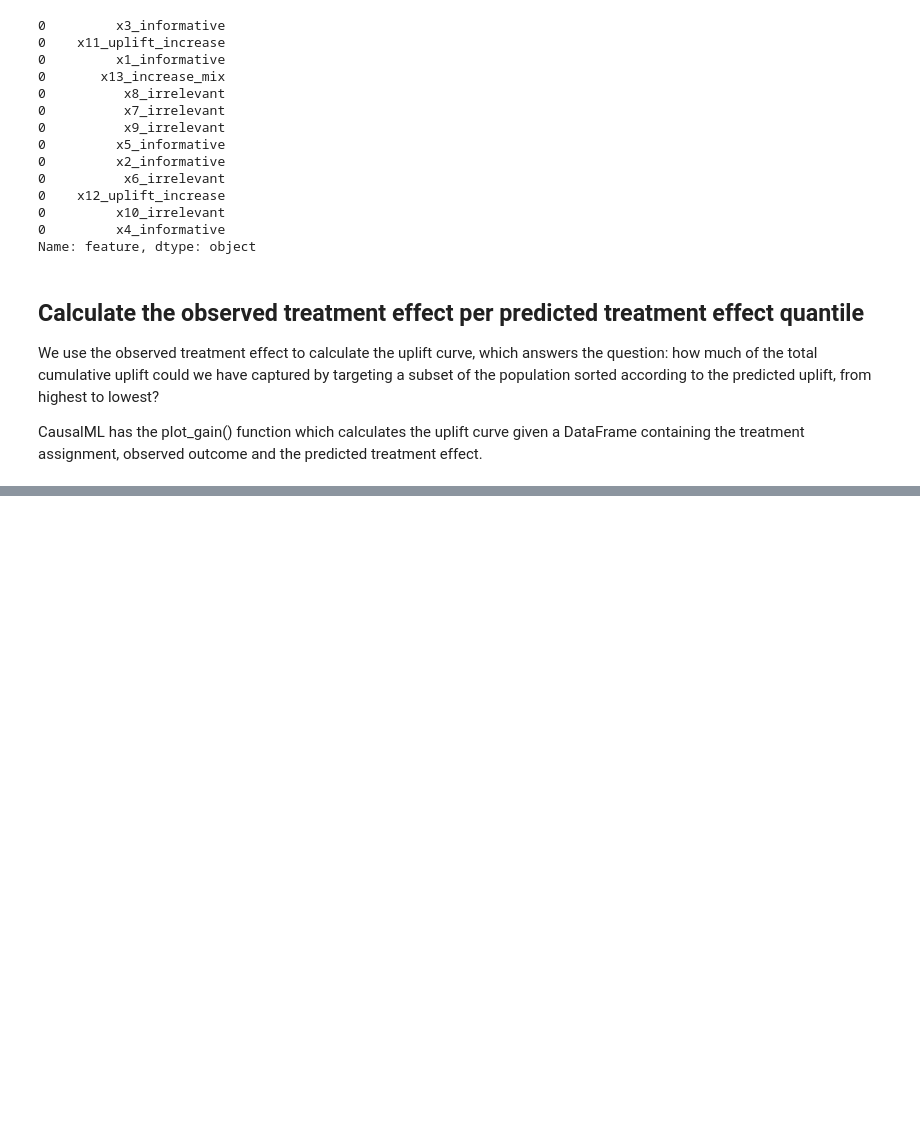
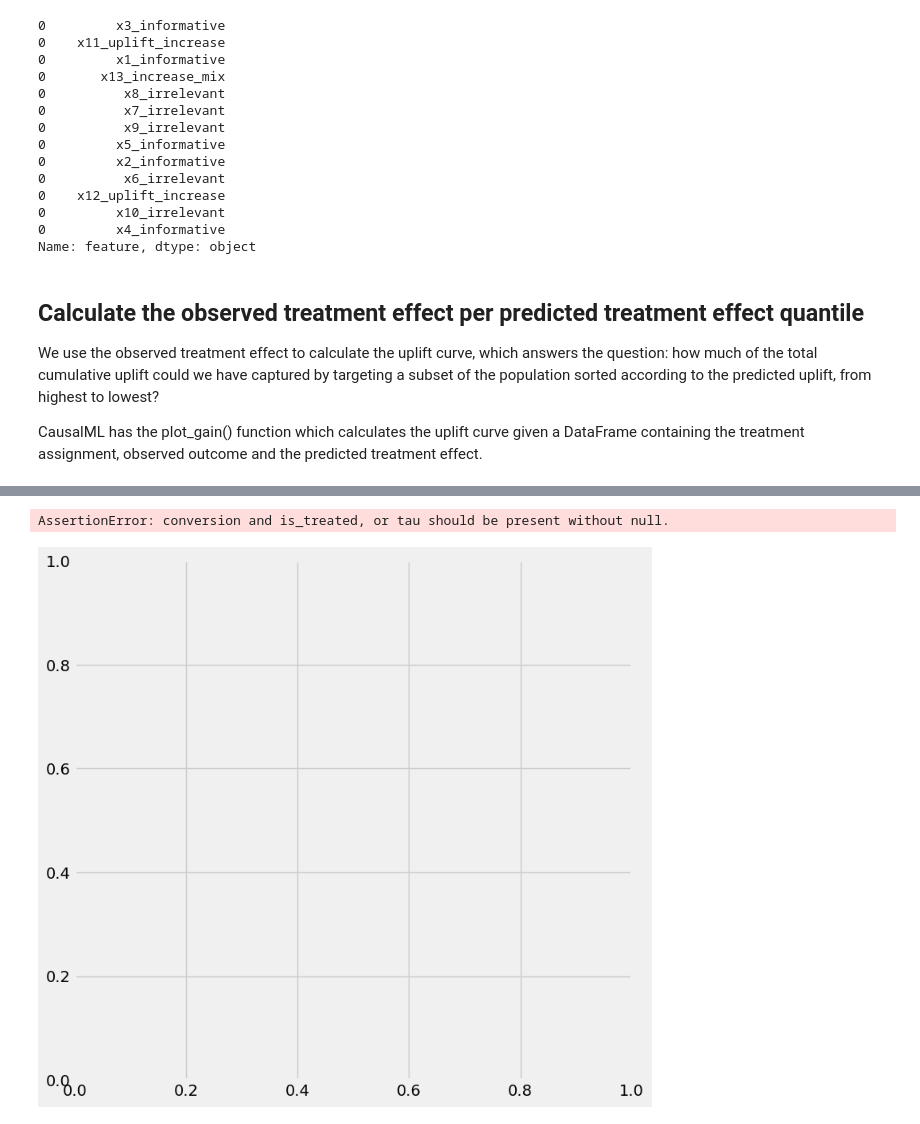
Before and after one commit to epm2wi/causalml, a Jupyter notebook: docs/examples/uplift_trees_with_synthetic_data.ipynb, the cells around one changed output, grey strips where cells are left out. Cells and saved outputs as stored; diff of their text form; code cells hidden in the pictures; blank space fills up the shorter version.

```diff
--- a/docs/examples/uplift_trees_with_synthetic_data.ipynb
+++ b/docs/examples/uplift_trees_with_synthetic_data.ipynb
@@ -89,0 +128,8 @@ df_train, df_test = train_test_split(df, test_size=0.2, random_state=111)
+# %%
+from causalml.inference.meta import BaseXLearner
+from sklearn.linear_model import LogisticRegression
+learner = BaseXLearner(learner=LogisticRegression(),control_name='control')
+learner.fit(df_train[x_names].values,
+         treatment=df_train['treatment_group_key'].values,
+         y=df_train['conversion'].values)
+logistics_uplift_estimates = learner.predict(df_test[x_names].values)
@@ -275 +341,13 @@ auuc_metrics = (synth.assign(is_treated = 1 - actual_is_control[synthetic],
+# %%
+df_preds = pd.DataFrame([logistics_uplift_estimates.ravel(),
+                         y_pred_tree.ravel(),
+                         y_pred_forest.ravel(),
+                         y_preds_t10.ravel(),
+                         y_preds_t15.ravel(),
+                         treatments,
+                         df_test['conversion'].ravel()],
+                        index=['logisticsRegression','Tree','Forest','top10feature','top15feature','is_treated', 'conversion']).T
+# %% [output]
+AssertionError: conversion and is_treated, or tau should be present without null.
+[figure, added]
 # %%
```
Also changed, not shown: parts of 25 cells of this notebook.
